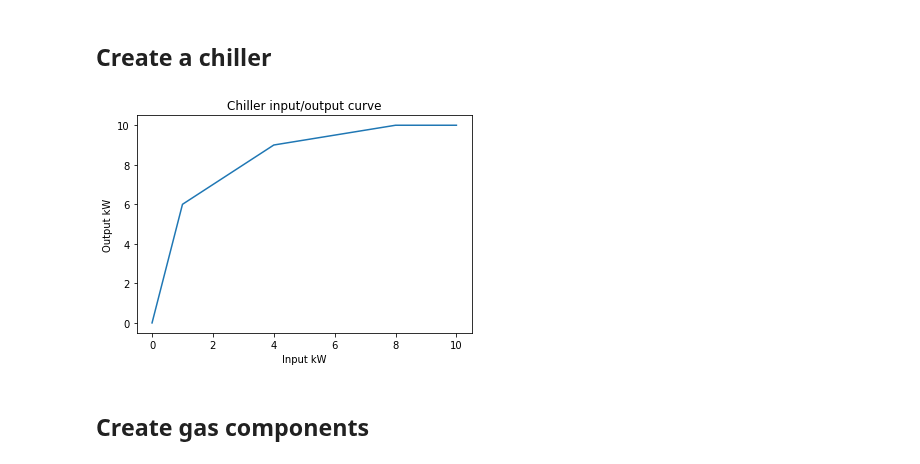
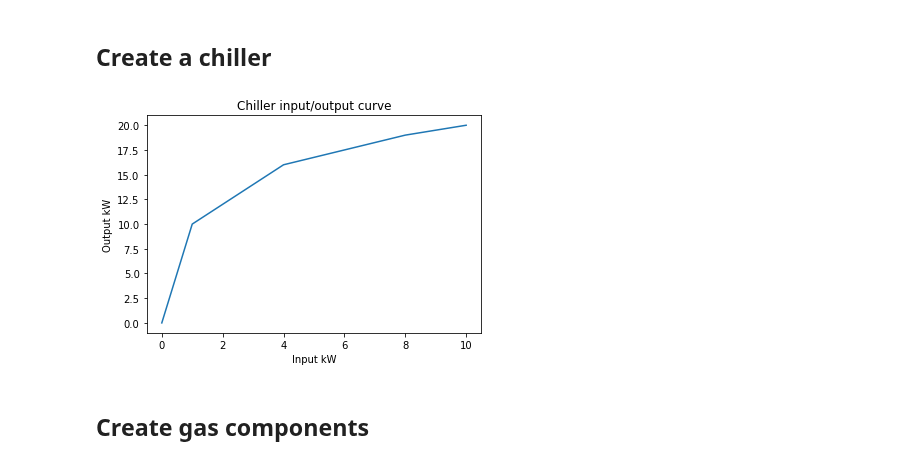
Before and after one commit to bsgip/echo, a Jupyter notebook: scripts/jupyter_examples/f&s_demo.ipynb, the cells around one changed output. Saved outputs shown, nothing was run; the diff lists cells and outputs as text; code cells hidden in the pictures.

```diff
--- a/scripts/jupyter_examples/f&s_demo.ipynb
+++ b/scripts/jupyter_examples/f&s_demo.ipynb
@@ -136,24 +138,24 @@ Repeating array across 1 expansion period(s).
 # %%
 # Chiller node
 chiller_node = SimpleChiller(node_name='chiller')
 
 # Define pairs of points that maps chiller input to output. These points form a piecewise approx. of a nonlinear function.
 input_breakpoints = [0, 1, 4, 8, 10]
-output_values = [0, 6, 9, 10, 10]
+output_values = [0, 10, 16, 19, 20]
 
 
 # Add these points to the chiller object
 chiller_node.add_input_pts(input_breakpoints, time_periods=time_periods, expansion_periods=expansion_periods)
 chiller_node.add_output_pts(output_values, time_periods=time_periods, expansion_periods=expansion_periods)
 
 # Plot
 plt.plot(input_breakpoints, np.array(output_values))
 plt.xlabel('Input kW')
 plt.ylabel('Output kW')
 plt.title('Chiller input/output curve')
 plt.show()
 # %% [output]
-[figure, old version]
+[figure, new version]
 # %% [markdown]
 ## Create gas components
 # %%
```
Also changed, not shown: parts of 12 cells of this notebook, 3 other files.
